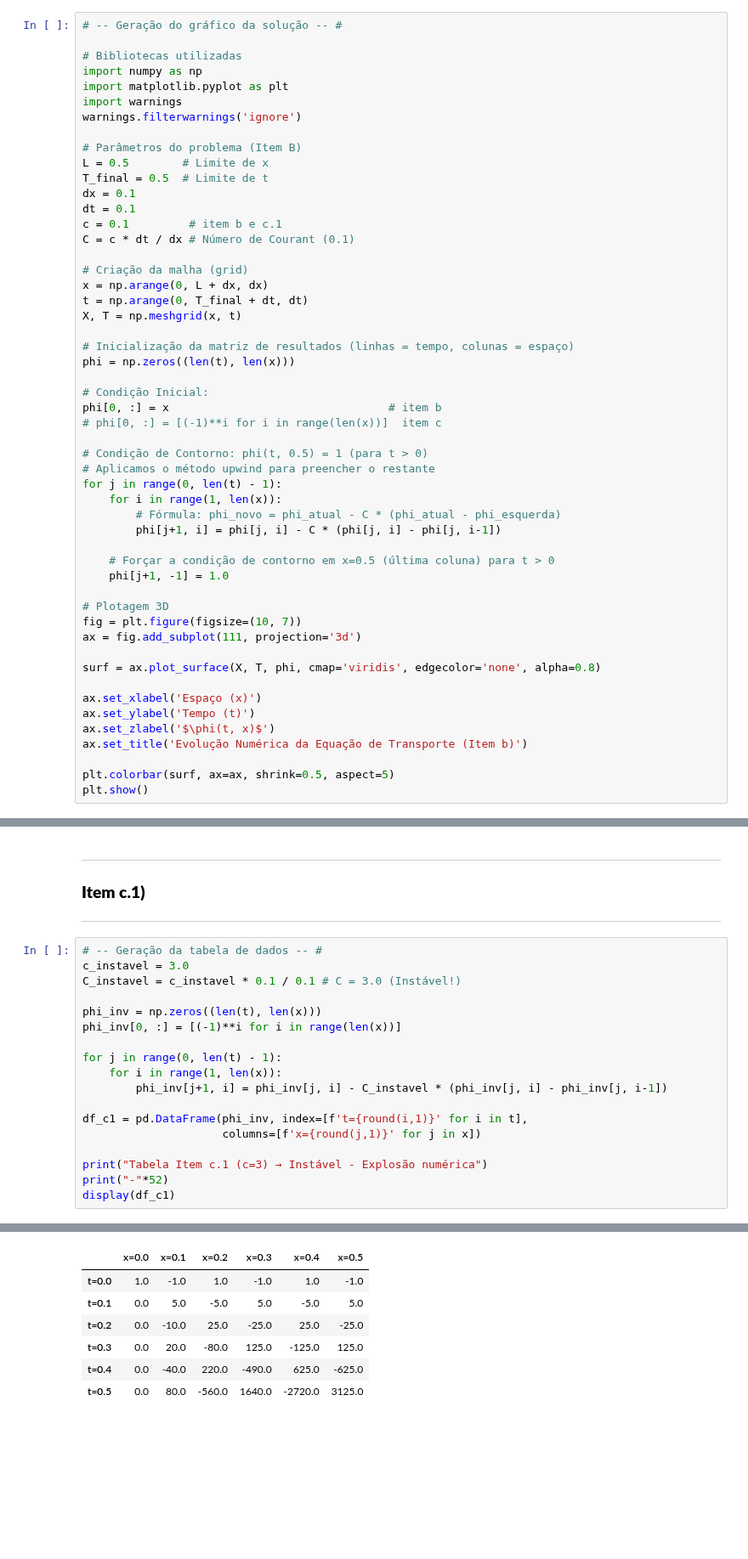
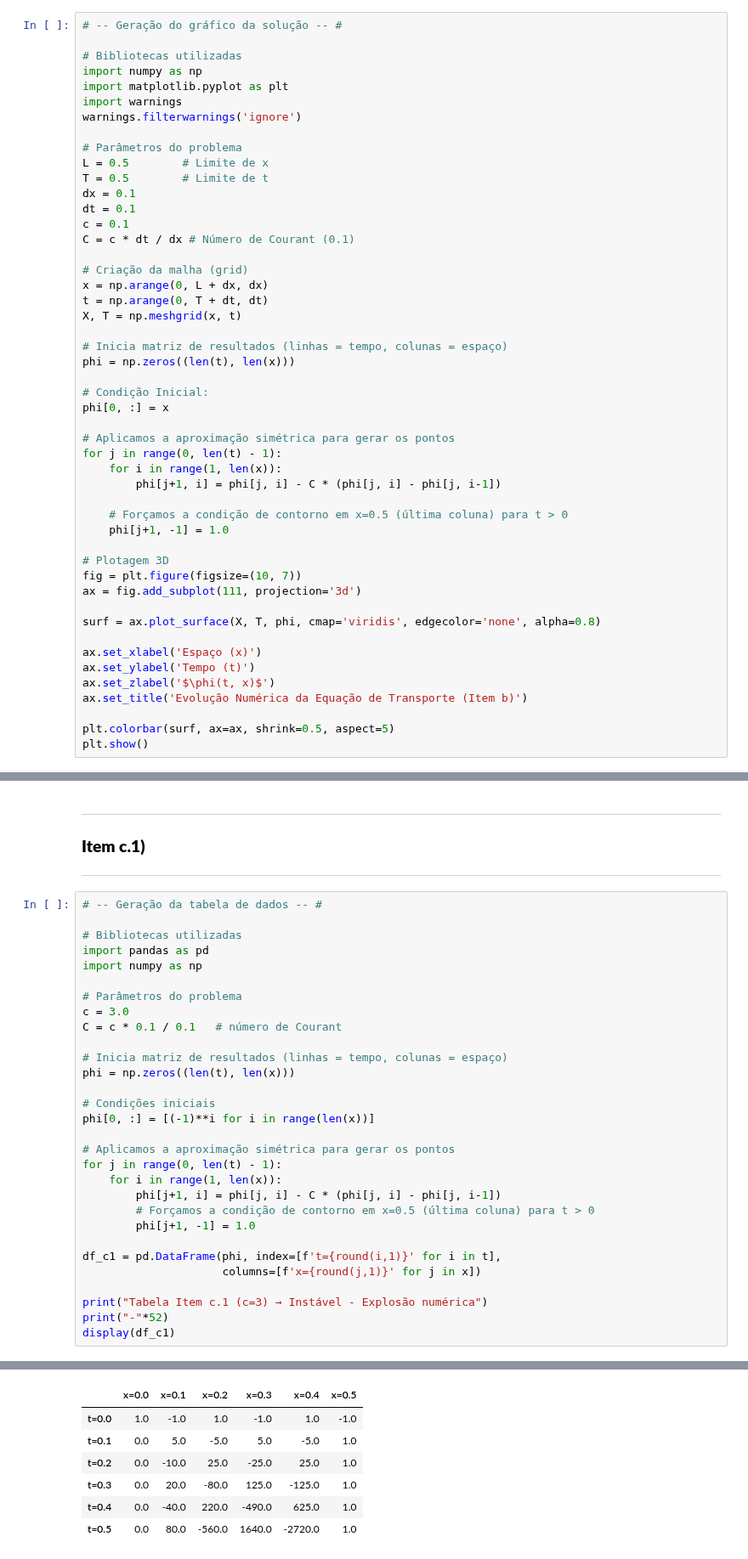
Before and after one commit to MSGamgee85/MSGamgee85, a Jupyter notebook: EGF_13_Lista_Ex_4.ipynb, the cells around one changed output, grey strips where cells are left out. Shown at 85% size. Drawn from its saved outputs; the diff is of its cells as text; blank space fills up the shorter version.

```diff
--- a/EGF_13_Lista_Ex_4.ipynb
+++ b/EGF_13_Lista_Ex_4.ipynb
@@ -168,34 +173,31 @@ import matplotlib.pyplot as plt
 import warnings
 warnings.filterwarnings('ignore')
 
-# Parâmetros do problema (Item B)
+# Parâmetros do problema
 L = 0.5        # Limite de x
-T_final = 0.5  # Limite de t
+T = 0.5        # Limite de t
 dx = 0.1
 dt = 0.1
-c = 0.1         # item b e c.1
+c = 0.1
 C = c * dt / dx # Número de Courant (0.1)
 
 # Criação da malha (grid)
 x = np.arange(0, L + dx, dx)
-t = np.arange(0, T_final + dt, dt)
+t = np.arange(0, T + dt, dt)
 X, T = np.meshgrid(x, t)
 
-# Inicialização da matriz de resultados (linhas = tempo, colunas = espaço)
+# Inicia matriz de resultados (linhas = tempo, colunas = espaço)
 phi = np.zeros((len(t), len(x)))
 
 # Condição Inicial:
-phi[0, :] = x                                 # item b
-# phi[0, :] = [(-1)**i for i in range(len(x))]  item c
+phi[0, :] = x
 
-# Condição de Contorno: phi(t, 0.5) = 1 (para t > 0)
-# Aplicamos o método upwind para preencher o restante
+# Aplicamos a aproximação simétrica para gerar os pontos
 for j in range(0, len(t) - 1):
     for i in range(1, len(x)):
-        # Fórmula: phi_novo = phi_atual - C * (phi_atual - phi_esquerda)
         phi[j+1, i] = phi[j, i] - C * (phi[j, i] - phi[j, i-1])
 
-    # Forçar a condição de contorno em x=0.5 (última coluna) para t > 0
+    # Forçamos a condição de contorno em x=0.5 (última coluna) para t > 0
     phi[j+1, -1] = 1.0
 
 # Plotagem 3D
@@ -221,32 +227,44 @@ plt.show()
 ---
 # %%
 # -- Geração da tabela de dados -- #
-c_instavel = 3.0
-C_instavel = c_instavel * 0.1 / 0.1 # C = 3.0 (Instável!)
 
-phi_inv = np.zeros((len(t), len(x)))
-phi_inv[0, :] = [(-1)**i for i in range(len(x))]
+# Bibliotecas utilizadas
+import pandas as pd
+import numpy as np
 
+# Parâmetros do problema
+c = 3.0
+C = c * 0.1 / 0.1   # número de Courant
+
+# Inicia matriz de resultados (linhas = tempo, colunas = espaço)
+phi = np.zeros((len(t), len(x)))
+
+# Condições iniciais
+phi[0, :] = [(-1)**i for i in range(len(x))]
+
+# Aplicamos a aproximação simétrica para gerar os pontos
 for j in range(0, len(t) - 1):
     for i in range(1, len(x)):
-        phi_inv[j+1, i] = phi_inv[j, i] - C_instavel * (phi_inv[j, i] - phi_inv[j, i-1])
+        phi[j+1, i] = phi[j, i] - C * (phi[j, i] - phi[j, i-1])
+        # Forçamos a condição de contorno em x=0.5 (última coluna) para t > 0
+        phi[j+1, -1] = 1.0
 
-df_c1 = pd.DataFrame(phi_inv, index=[f't={round(i,1)}' for i in t],
+df_c1 = pd.DataFrame(phi, index=[f't={round(i,1)}' for i in t],
                      columns=[f'x={round(j,1)}' for j in x])
 
 print("Tabela Item c.1 (c=3) → Instável - Explosão numérica")
 print("-"*52)
 display(df_c1)
 # %% [output]
 Tabela Item c.1 (c=3) → Instável - Explosão numérica
 ----------------------------------------------------
 |  | x=0.0 | x=0.1 | x=0.2 | x=0.3 | x=0.4 | x=0.5 |
 | t=0.0 | 1.0 | -1.0 | 1.0 | -1.0 | 1.0 | -1.0 |
-| t=0.1 | 0.0 | 5.0 | -5.0 | 5.0 | -5.0 | 5.0 |
-| t=0.2 | 0.0 | -10.0 | 25.0 | -25.0 | 25.0 | -25.0 |
-| t=0.3 | 0.0 | 20.0 | -80.0 | 125.0 | -125.0 | 125.0 |
-| t=0.4 | 0.0 | -40.0 | 220.0 | -490.0 | 625.0 | -625.0 |
-| t=0.5 | 0.0 | 80.0 | -560.0 | 1640.0 | -2720.0 | 3125.0 |
+| t=0.1 | 0.0 | 5.0 | -5.0 | 5.0 | -5.0 | 1.0 |
+| t=0.2 | 0.0 | -10.0 | 25.0 | -25.0 | 25.0 | 1.0 |
+| t=0.3 | 0.0 | 20.0 | -80.0 | 125.0 | -125.0 | 1.0 |
+| t=0.4 | 0.0 | -40.0 | 220.0 | -490.0 | 625.0 | 1.0 |
+| t=0.5 | 0.0 | 80.0 | -560.0 | 1640.0 | -2720.0 | 1.0 |
 # %%
 # -- Geração do gráfico da solução -- #
 
```
Also changed, not shown: parts of 12 cells of this notebook.
